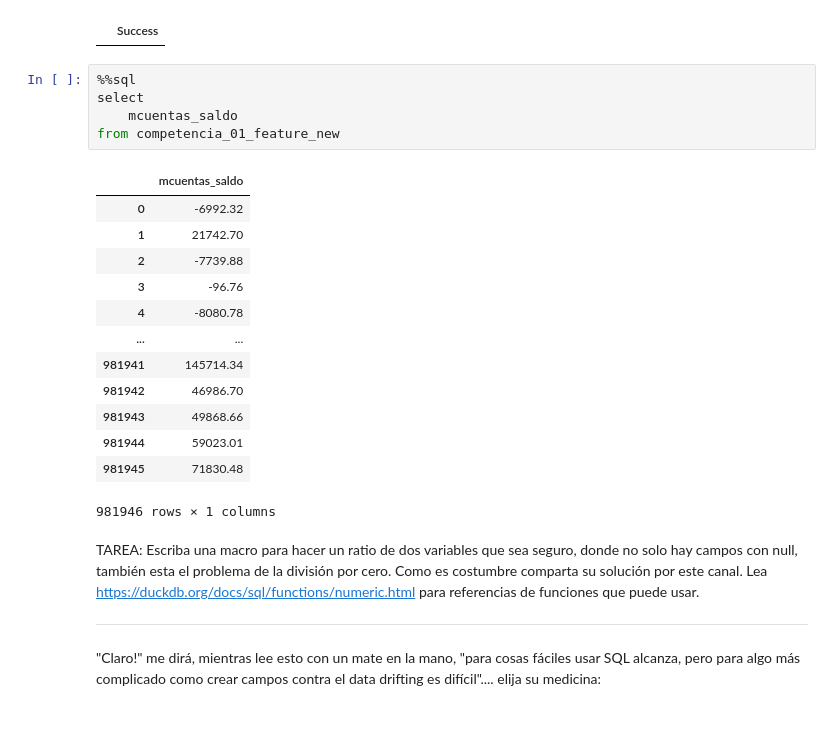
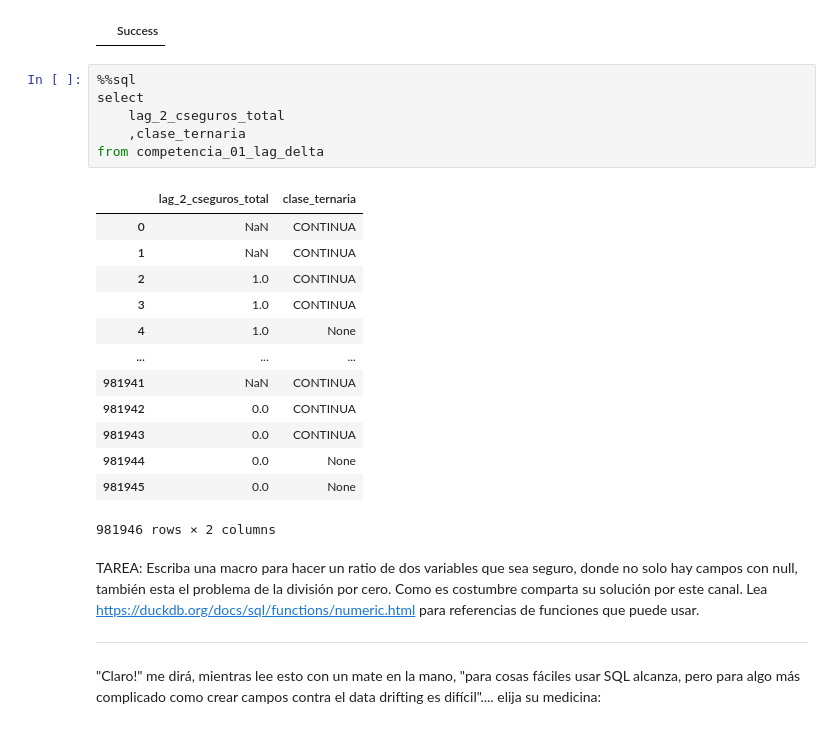
Before and after one commit to dmecoyfin/dmeyf2024, a Jupyter notebook: src/Competencia_1/Feature_Engineering_en_SQL.ipynb, the cells around one changed output. Drawn from its saved outputs; the diff is of its cells as text.

```diff
--- a/src/Competencia_1/Feature_Engineering_en_SQL.ipynb
+++ b/src/Competencia_1/Feature_Engineering_en_SQL.ipynb
@@ -340,22 +453,23 @@ COPY competencia_01_feature_new TO 'competencia_01_feature_new.csv' (FORMAT CSV,
 # %%
 %%sql
 select
-    mcuentas_saldo
-from competencia_01_feature_new
+    lag_2_cseguros_total
+    ,clase_ternaria
+from competencia_01_lag_delta
 # %% [output]
-|  | mcuentas_saldo |
-| 0 | -6992.32 |
-| 1 | 21742.70 |
-| 2 | -7739.88 |
-| 3 | -96.76 |
-| 4 | -8080.78 |
-| ... | ... |
-| 981941 | 145714.34 |
-| 981942 | 46986.70 |
-| 981943 | 49868.66 |
-| 981944 | 59023.01 |
-| 981945 | 71830.48 |
+|  | lag_2_cseguros_total | clase_ternaria |
+| 0 | NaN | CONTINUA |
+| 1 | NaN | CONTINUA |
+| 2 | 1.0 | CONTINUA |
+| 3 | 1.0 | CONTINUA |
+| 4 | 1.0 | None |
+| ... | ... | ... |
+| 981941 | NaN | CONTINUA |
+| 981942 | 0.0 | CONTINUA |
+| 981943 | 0.0 | CONTINUA |
+| 981944 | 0.0 | None |
+| 981945 | 0.0 | None |
-981946 rows × 1 columns
+981946 rows × 2 columns
 # %% [markdown]
 TAREA: Escriba una macro para hacer un ratio de dos variables que sea seguro, donde no solo hay campos con null, también esta el problema de la división por cero. Como es costumbre comparta su solución por este canal. Lea https://duckdb.org/docs/sql/functions/numeric.html para referencias de funciones que puede usar.
 
```
Also changed, not shown: parts of 27 cells of this notebook, 3 other files.
